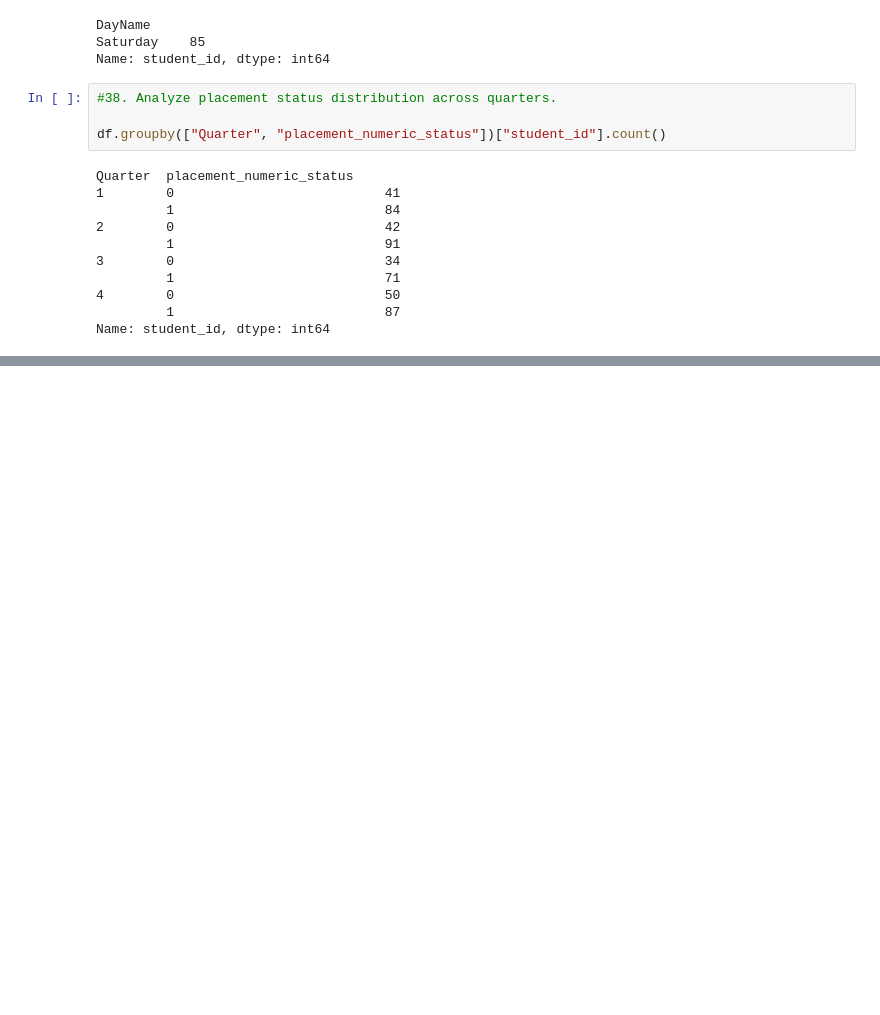
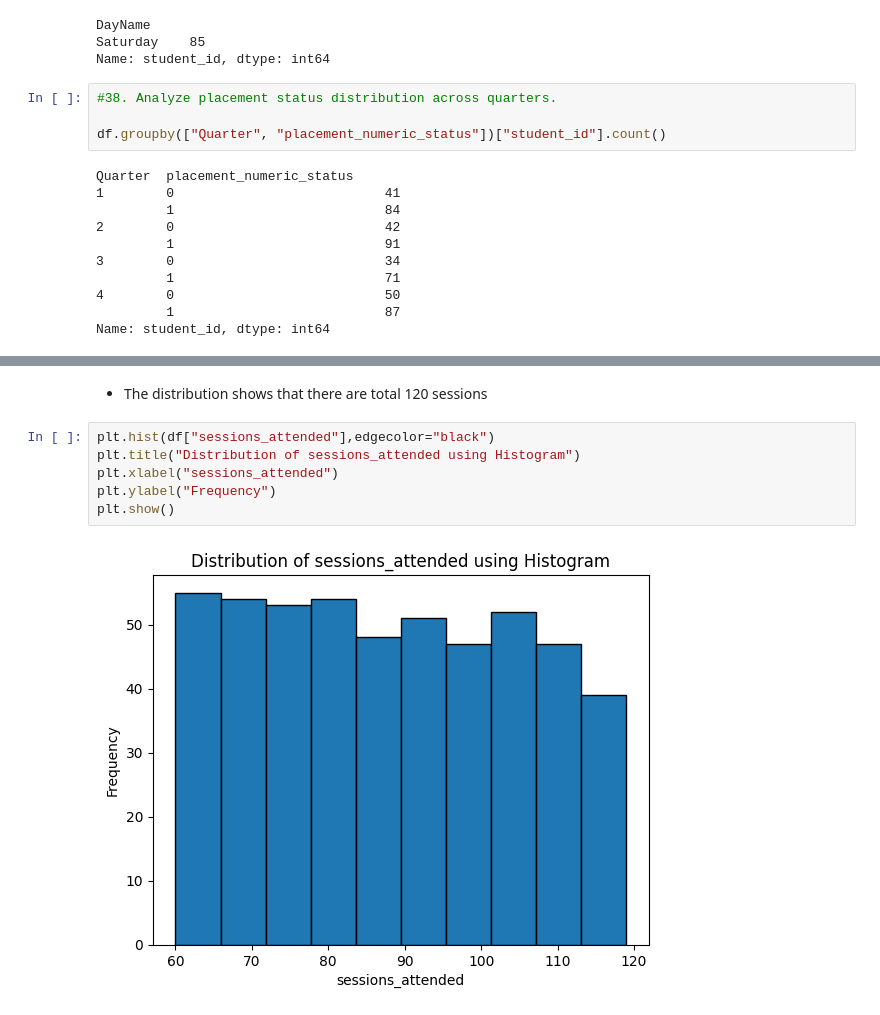
Before and after one commit to anuja-2904/Edtech_Student_Learning_data, a Jupyter notebook: Edtech_Student_Learning_data (1).ipynb, the cells around one changed output, grey strips where cells are left out. Drawn from its saved outputs; the diff is of its cells as text; blank space fills up the shorter version.

```diff
--- a/Edtech_Student_Learning_data (1).ipynb
+++ b/Edtech_Student_Learning_data (1).ipynb
@@ -1101,0 +1133,10 @@ Name: student_id, dtype: int64
+# %% [markdown]
+- The distribution shows that there are total 120 sessions
+# %%
+plt.hist(df["sessions_attended"],edgecolor="black")
+plt.title("Distribution of sessions_attended using Histogram")
+plt.xlabel("sessions_attended")
+plt.ylabel("Frequency")
+plt.show()
+# %% [output]
+[figure, added]
```
Also changed, not shown: parts of 94 cells of this notebook.
